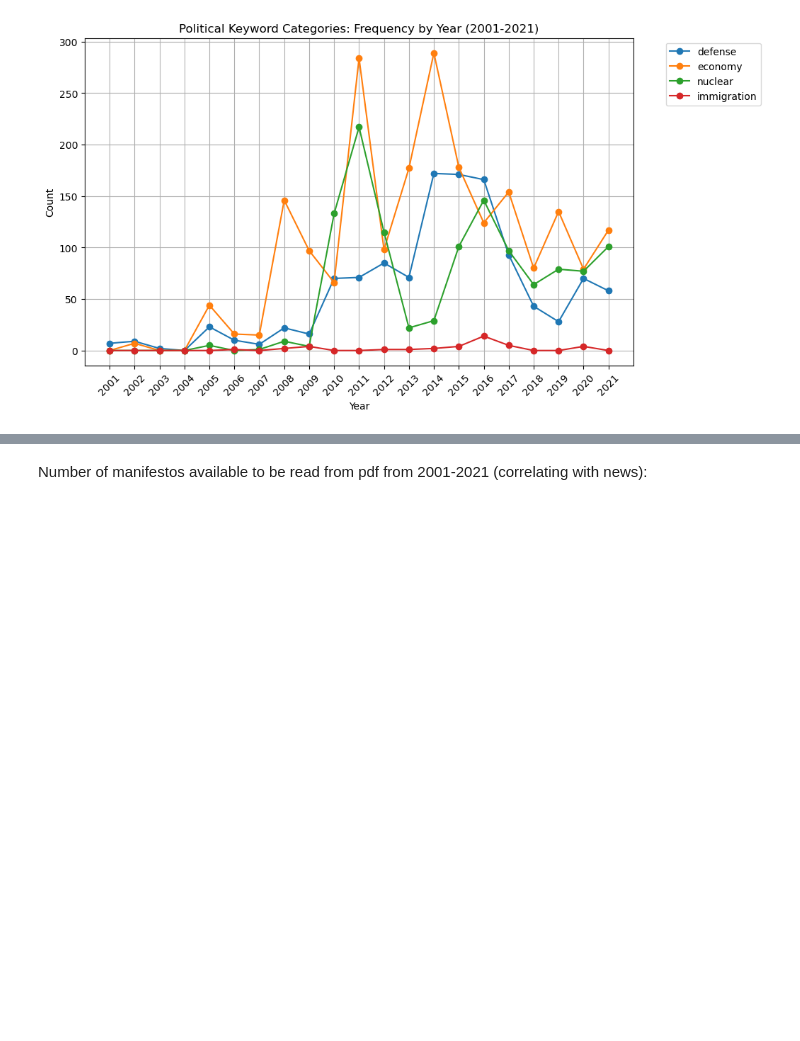
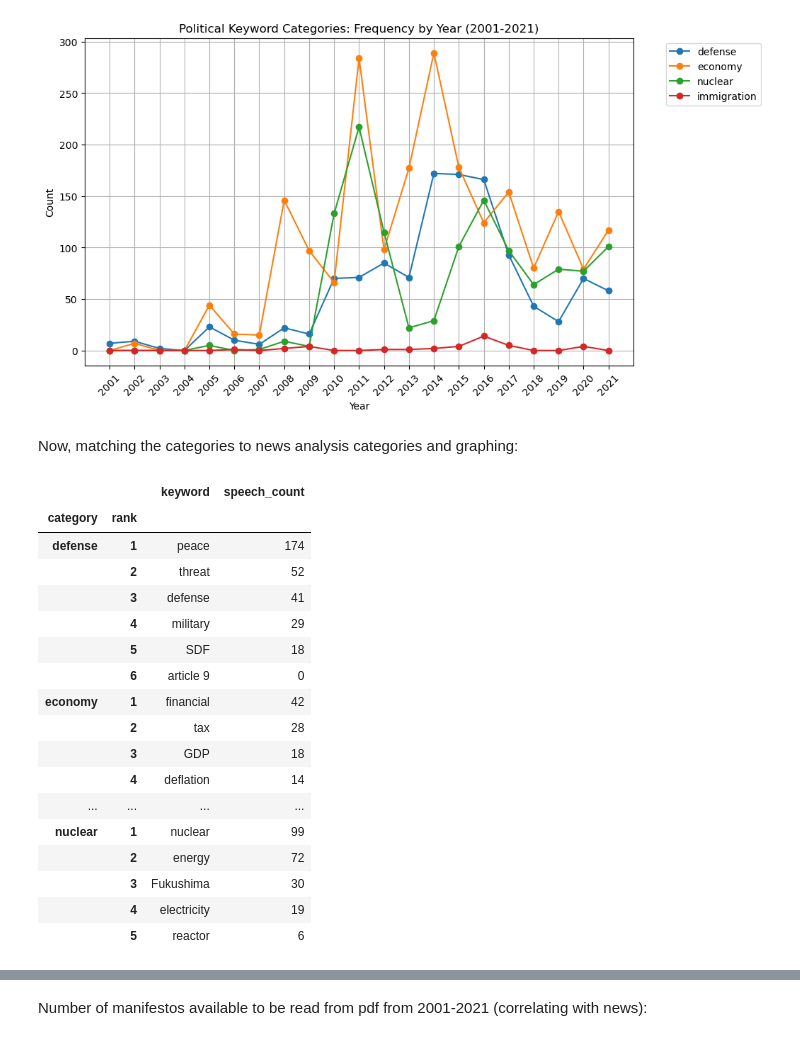
Before and after one commit to ninaudagawa/Media-Politics, a Jupyter notebook: project/notebooks/speeches_keywords_AILIE.ipynb, the cells around one changed output, grey strips where cells are left out. Saved outputs shown, nothing was run; the diff lists cells and outputs as text; code cells hidden in the pictures; blank space fills up the shorter version.

Commit message:
Updated analysis at the end to use the same definitions as news analysis
Updated analysis at the end to use the same definitions as news analysis

```diff
--- a/project/notebooks/speeches_keywords_AILIE.ipynb
+++ b/project/notebooks/speeches_keywords_AILIE.ipynb
@@ -452,3 +454,68 @@ ax.grid(True)
 plt.show()
 # %% [output]
 [figure]
+# %% [markdown]
+Now, matching the categories to news analysis categories and graphing:
+# %%
+import matplotlib.pyplot as plt
+import pandas as pd
+
+defense_keywords = ['defense', 'SDF', 'military', 'peace', 'article 9', 'threat']
+
+economy_keywords = [
+    'inflation', 'deflation', 'interest rate', 'exchange rate', 'GDP',
+    'financial', 'tax', 'price level', 'unemployment',
+]
+
+nuclear_keywords = ['nuclear', 'Fukushima', 'reactor', 'energy', 'electricity']
+
+immigration_keywords = ['immigration', 'immigrant', 'refugee', 'nationality', 'residency']
+
+# Map each category to its keywords
+categories = {
+    "defense":     defense_keywords,
+    "economy":     economy_keywords,
+    "nuclear":     nuclear_keywords,
+    "immigration": immigration_keywords,
+}
+
+def keyword_speech_count(keyword, df):
+    return df['text'].str.contains(keyword, case=False, na=False).sum()
+
+rows = []
+for category, keywords in categories.items():
+    for kw in keywords:
+        count = keyword_speech_count(kw, speeches_range)
+        rows.append({"category": category, "keyword": kw, "speech_count": count})
+
+results_df = pd.DataFrame(rows).sort_values(["category", "speech_count"], ascending=[True, False])
+results_df
+rows = []
+for category, keywords in categories.items():
+    for kw in keywords:
+        count = keyword_speech_count(kw, speeches_range)
+        rows.append({"category": category, "keyword": kw, "speech_count": count})
+
+results_df = pd.DataFrame(rows).sort_values(["category", "speech_count"], ascending=[True, False])
+results_df["rank"] = results_df.groupby("category")["speech_count"].rank(method="first", ascending=False).astype(int)
+results_df = results_df.set_index(["category", "rank"])
+results_df
+# %% [output]
+|  |  | keyword | speech_count |
+| category | rank |  |  |
+| defense | 1 | peace | 174 |
+|  | 2 | threat | 52 |
+|  | 3 | defense | 41 |
+|  | 4 | military | 29 |
+|  | 5 | SDF | 18 |
+|  | 6 | article 9 | 0 |
+| economy | 1 | financial | 42 |
+|  | 2 | tax | 28 |
+|  | 3 | GDP | 18 |
+|  | 4 | deflation | 14 |
+| ... | ... | ... | ... |
+| nuclear | 1 | nuclear | 99 |
+|  | 2 | energy | 72 |
+|  | 3 | Fukushima | 30 |
+|  | 4 | electricity | 19 |
+|  | 5 | reactor | 6 |
```
Also changed, not shown: parts of 2 cells of this notebook.
